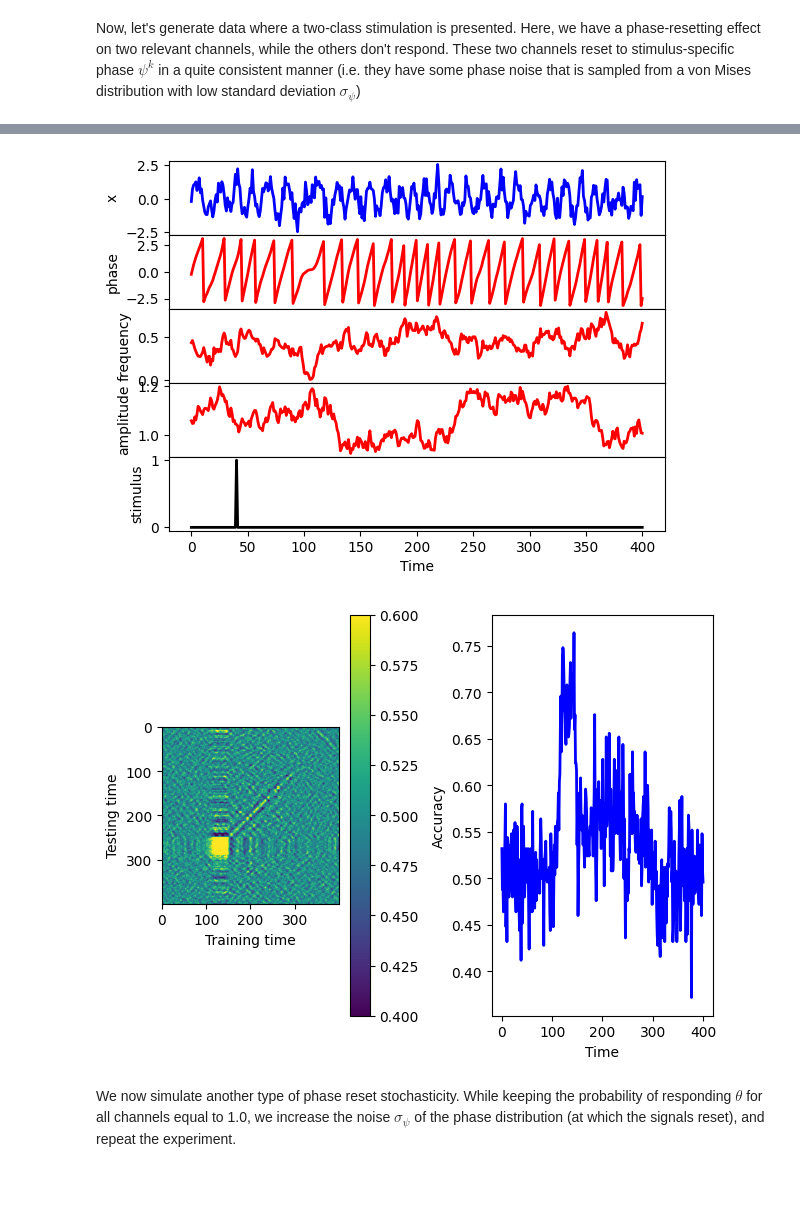
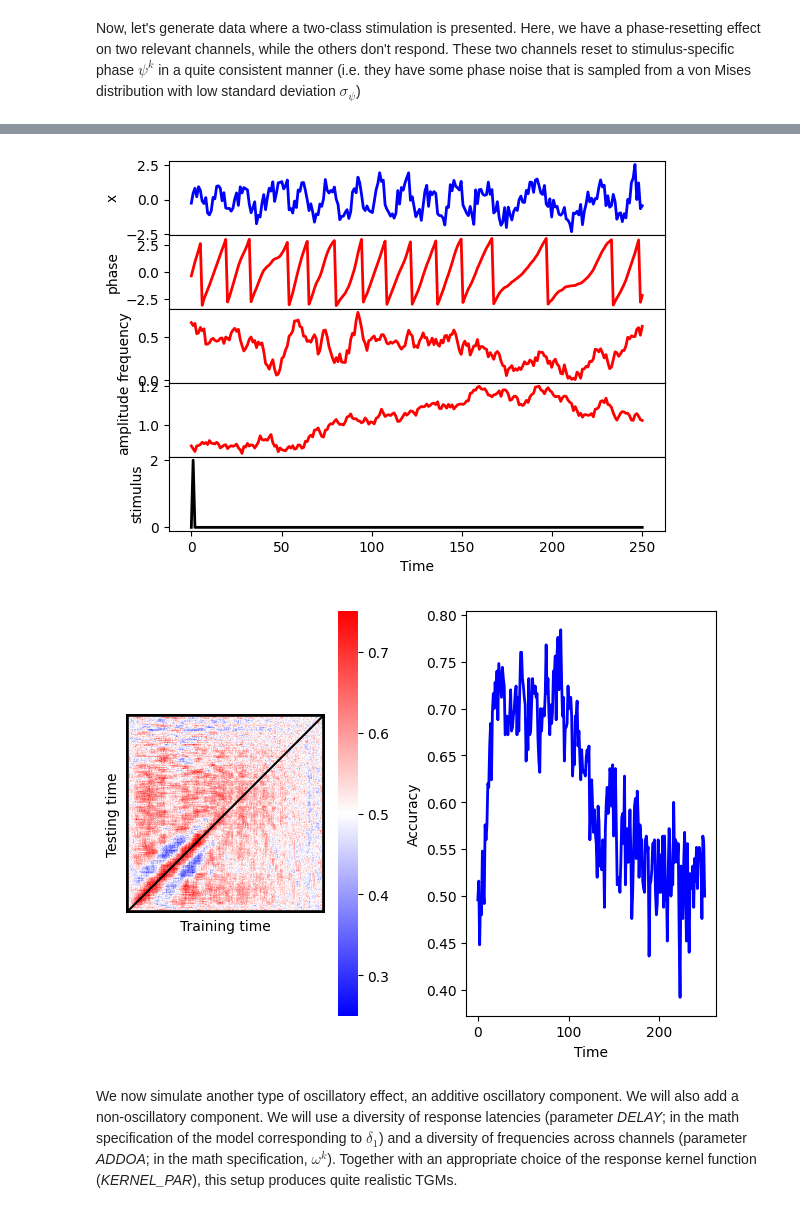
Before and after one commit to vidaurre/genephys, a Jupyter notebook: examples/jupyter_notebooks/examples.ipynb, the cells around one changed output, grey strips where cells are left out. Drawn from its saved outputs; the diff is of its cells as text; code cells hidden in the pictures; blank space fills up the shorter version.

```diff
--- a/examples/jupyter_notebooks/examples.ipynb
+++ b/examples/jupyter_notebooks/examples.ipynb
@@ -10,7 +10,7 @@ from genephys import sampler,decoders,graphics
 import math
 import numpy as np
 
-N,T,nchan = 250,400,64
+N,T,nchan = 250,250,32
 Q = 2 # two classes
 # %%
 # evoked_options_empty contains the parameters regarding stimulation;
@@ -77,31 +113,66 @@ As we see, while the diagonal of the TGM is plausible, the TGM itself has a cheq
 # %%
 # Channel probability is 1/8 for half of the channels, the rest are irrelevant
-chan_prob = np.zeros((nchan,))
-chan_prob[0:31] = 1/8
+chan_prob = (1/6) * np.ones((nchan,))
+
+# mean phase effect (this is the default)
+PH = np.zeros((Q,nchan))
+PH[0,:] = -math.pi/2
+PH[1,:] = +math.pi/2
 # Standard deviation for the phase distribution
-std_ph = 0.1 * math.pi
+std_ph = 0.15 * math.pi
+
+# latency of response
+DELAY = np.zeros((Q,nchan))
+DELAY[0,:] = np.linspace(0,40,nchan)
+DELAY[1,:] = DELAY[0,:]
+DELAY_JITTER = 0
+
+# frequencies of entrainent
+ENTRAINMENT_STRENGTH = 0.5
+F_ENTRAINMENT = np.linspace(0.5,1.5,nchan) * 0.2
+np.random.shuffle(F_ENTRAINMENT)
+F_ENTRAINMENT = F_ENTRAINMENT
+
+# activation function
+KERNEL_TYPE_PH = ('Log','Log')
+KERNEL_PAR_PH = ((2,10,0),(4,100,0),0)
+
+# non-oscillatory response
+ADDR = np.zeros((Q,nchan))
+ADDR[0,:] = -0.35
+ADDR[1,:] = 0.35
+STD_ADDR = 0.15
 
 spont_options = {"FREQ_RANGE": [0.01, math.pi/4], "AMP_RANGE": [0.8, 1.2]}
 
 evoked_options = {"phase_reset": True, "amplitude_modulation": False,
-    "additive_response": False, "additive_oscillation": False,
+    "additive_response": True, "additive_oscillation": False,
     "CHAN_PROB": chan_prob,
-    "STD_PH": std_ph
+    "PH": PH, "STD_PH": std_ph,
+    "DELAY": DELAY, "DELAY_JITTER": DELAY_JITTER,
+    "F_ENTRAINMENT": F_ENTRAINMENT,
+    "ENTRAINMENT_STRENGTH": ENTRAINMENT_STRENGTH,
+    "KERNEL_TYPE_PH": KERNEL_TYPE_PH,
+    "KERNEL_PAR_PH": KERNEL_PAR_PH,
+    "ADDR": ADDR, "STD_ADDR": STD_ADDR,
+    "KERNEL_TYPE_ADDR": ('Log','Log'),
+    "KERNEL_PAR_ADDR": ((3,50,0),(3,150,0),0)
     }
 
 ds_task = sampler.DataSampler(T,nchan,Q,spont_options,evoked_options)
-(X,Phase,Freq,Amplitude,_,Stim) = ds_task.sample(N)
+Stimulus = ds_task.sample_stimulus(N,Q,T,t=1)
+(X,Phase,Freq,Amplitude,_,_,Stim) = ds_task.sample(N,Stimulus=Stimulus)
 
 decoder = decoders.Decoder(classification=True)
 accuracy, betas = decoder.decode(X,Stim)
 
 # Plot the signal
 graphics.plot_signal(X,Phase,Freq,Amplitude,None,Stim,0,0)
 
 # Plot the accuracy
-graphics.plot_accuracy(accuracy,(0.4,0.6))
+graphics.plot_accuracy(accuracy,(0.25,0.75))
 # %% [output]
-[figure, old version]
+[figure, new version]
-[figure, old version]
+[figure, new version]
-# %% [markdown]
-We now simulate another type of phase reset stochasticity. While keeping the probability of responding $\theta$ for all channels equal to 1.0, we increase the noise $\sigma_{\psi}$ of the phase distribution (at which the signals reset), and repeat the experiment.
+# %% [markdown]
+We now simulate another type of oscillatory effect, an additive oscillatory component. We will also add a non-oscillatory component. We will use a diversity of response latencies (parameter _DELAY_; in the math specification of the model corresponding to $\delta_1$) and a diversity of frequencies across channels (parameter _ADDOA_; in the math specification, $\omega^k$). Together with an appropriate choice of the response kernel function (_KERNEL\_PAR_), this setup  produces quite realistic TGMs.
```
Also changed, not shown: parts of 27 cells of this notebook, 10 other files.
